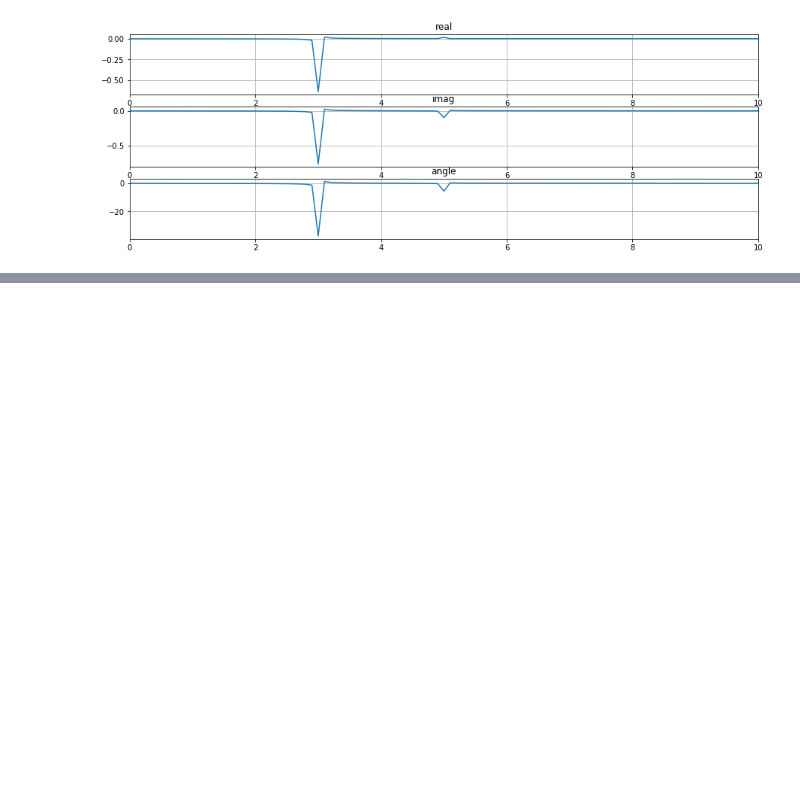
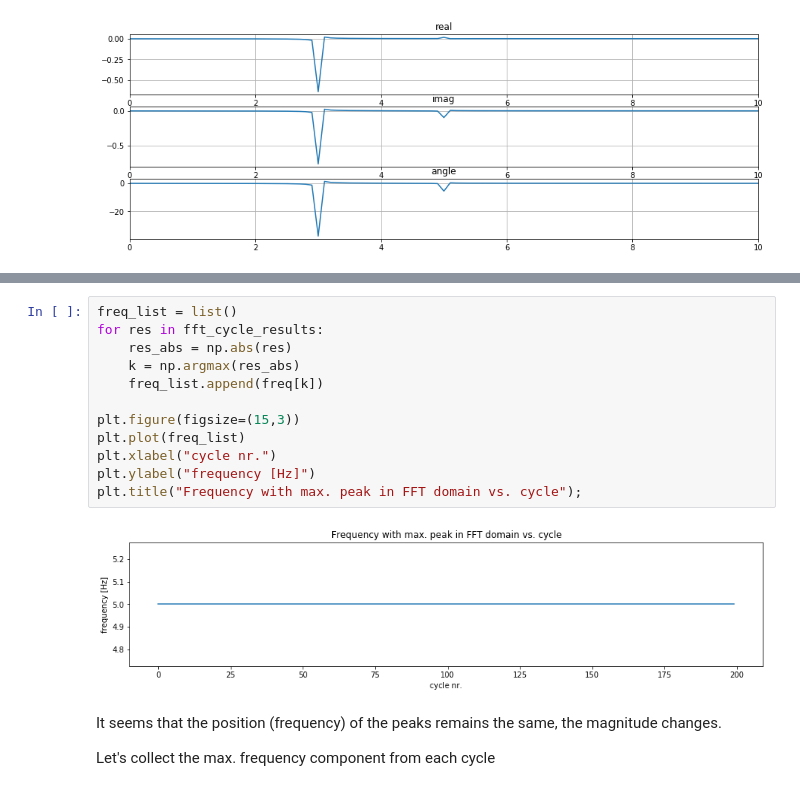
Before and after one commit to kopytjuk/python-fmcw, a Jupyter notebook: DFT.ipynb, the cells around one changed output, grey strips where cells are left out. Cells and saved outputs as stored; diff of their text form; blank space fills up the shorter version.

```diff
--- a/DFT.ipynb
+++ b/DFT.ipynb
@@ -200,0 +300,18 @@ plt.xlim([0, 10])
+# %%
+freq_list = list()
+for res in fft_cycle_results:
+    res_abs = np.abs(res)
+    k = np.argmax(res_abs)
+    freq_list.append(freq[k])
+
+plt.figure(figsize=(15,3))
+plt.plot(freq_list)
+plt.xlabel("cycle nr.")
+plt.ylabel("frequency [Hz]")
+plt.title("Frequency with max. peak in FFT domain vs. cycle");
+# %% [output]
+[figure, added]
+# %% [markdown]
+It seems that the position (frequency) of the peaks remains the same, the magnitude changes.
+
+Let's collect the max. frequency component from each cycle
```
Also changed, not shown: parts of 36 cells of this notebook.
